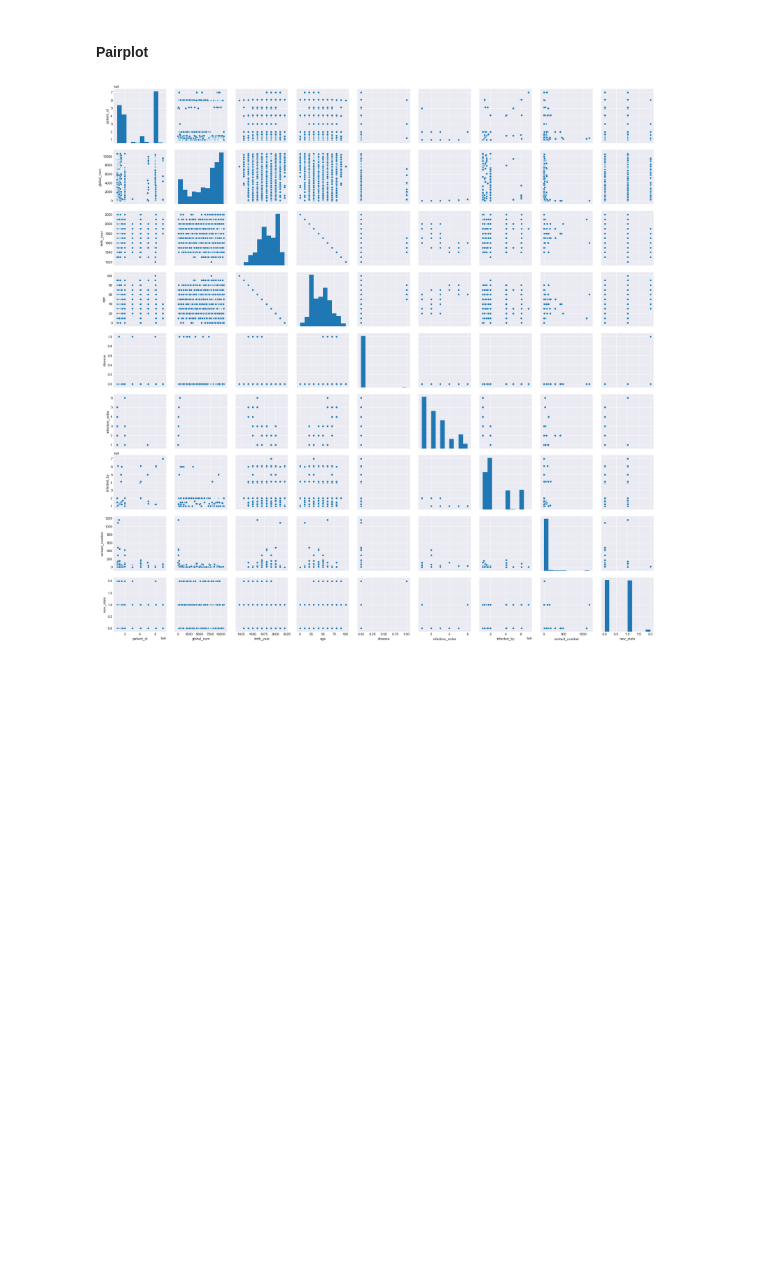
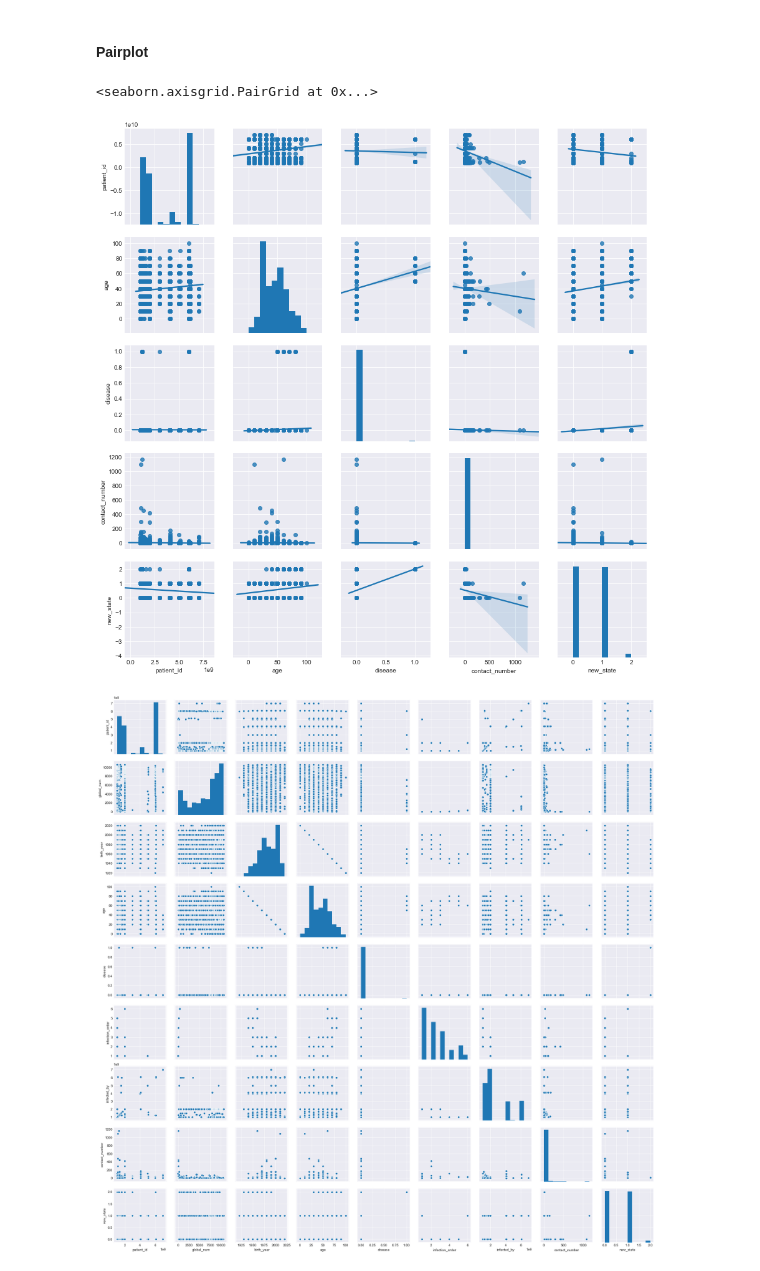
Before and after one commit to kilicmustafa/covid19-south_korea, a Jupyter notebook: covid19.ipynb, the cells around one changed output. Cells and saved outputs as stored; diff of their text form; code cells hidden in the pictures; blank space fills up the shorter version.

```diff
--- a/covid19.ipynb
+++ b/covid19.ipynb
@@ -1234,6 +1241,11 @@ plt.xticks( rotation = 60);
 # %% [markdown]
 <a id=19></a>
 #### Pairplot
+# %%
+sns.pairplot(df ,kind= "reg")
+# %% [output]
+<seaborn.axisgrid.PairGrid at 0x...>
+[figure, added]
 # %%
 sns.pairplot( df );
 # %% [output]
```
Also changed, not shown: parts of 106 cells of this notebook.
